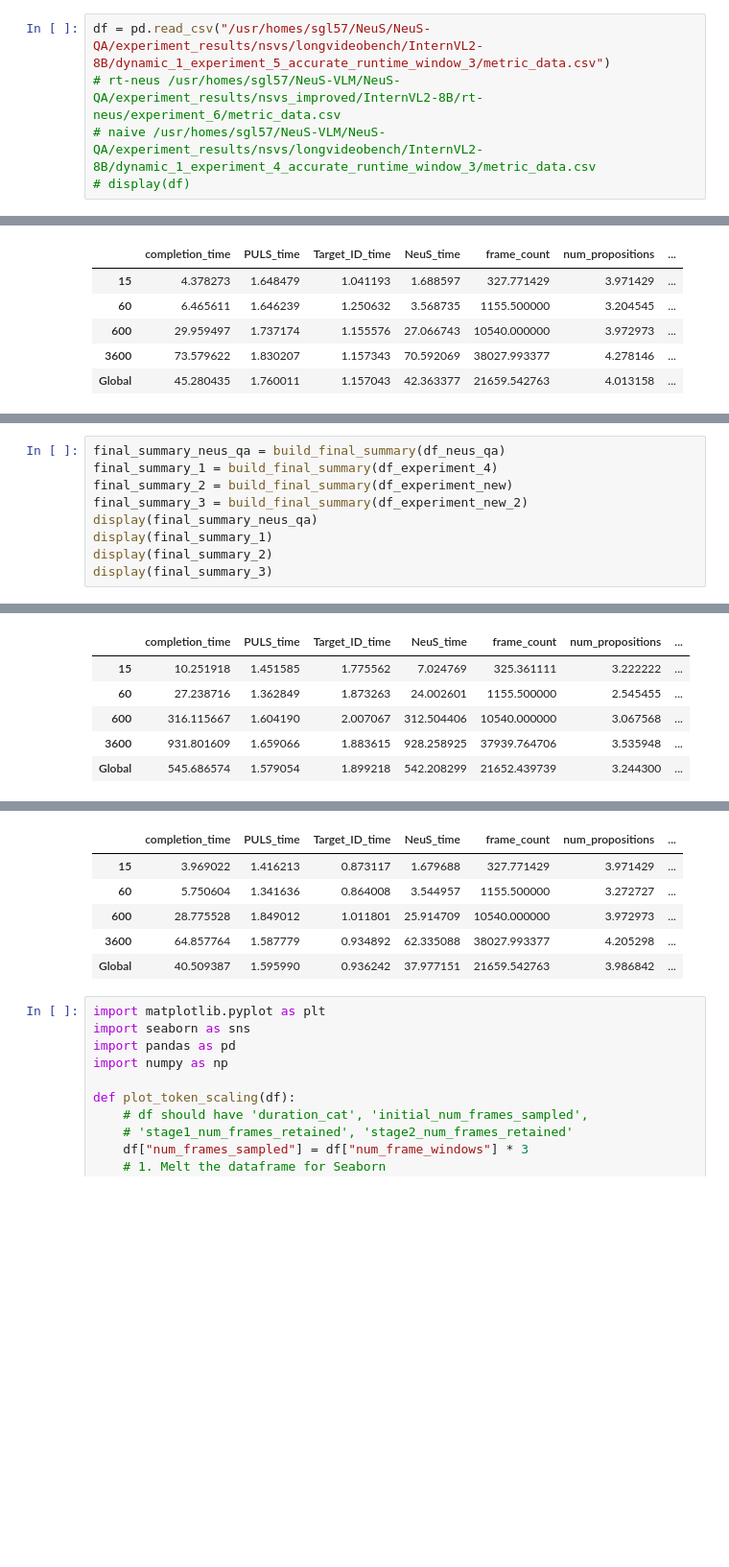
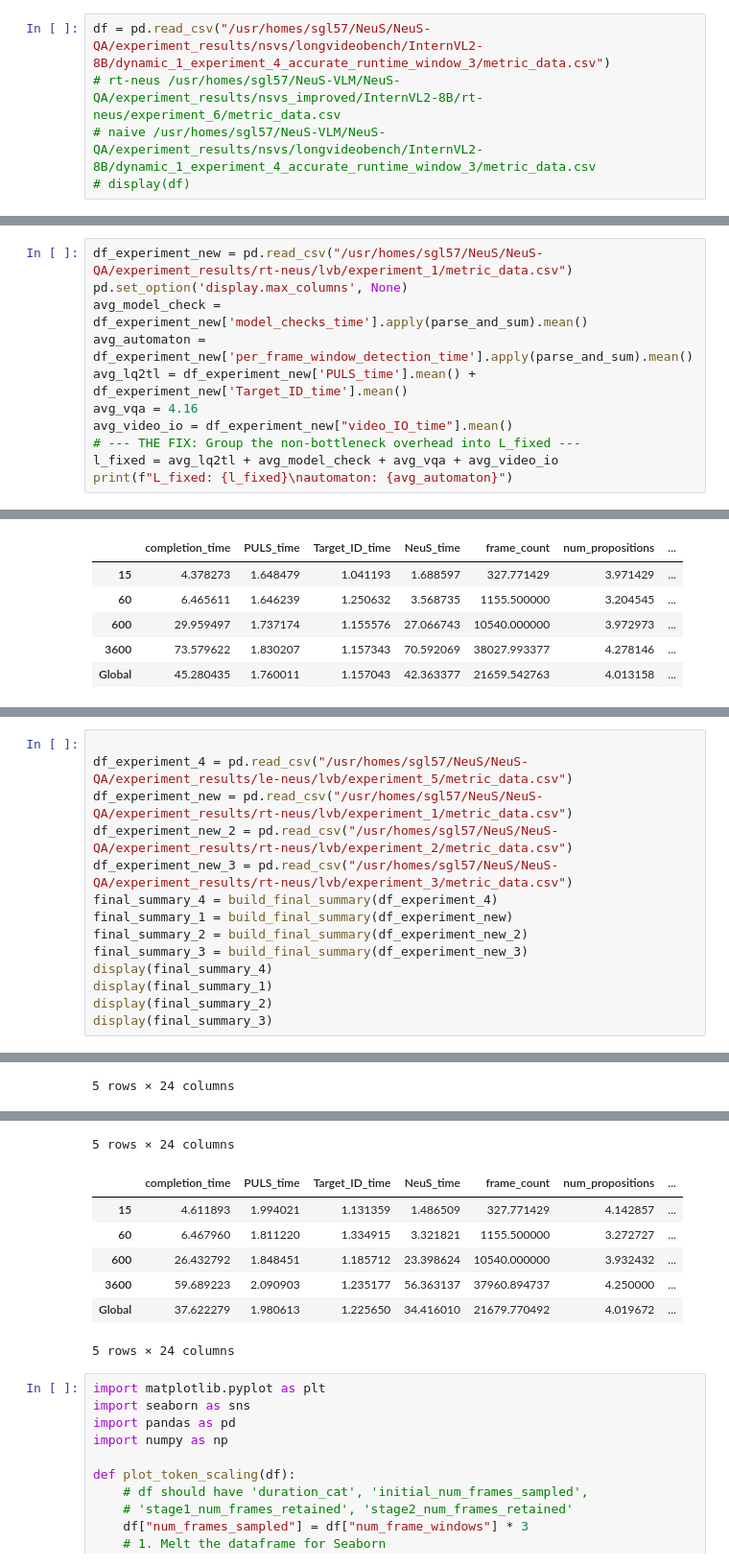
Before and after one commit to shawn-liang27/NeuS-QA, a Jupyter notebook: scripts/process_data.ipynb, the cells around one changed output, grey strips where cells are left out. Shown at 96% size. Saved outputs shown, nothing was run; the diff lists cells and outputs as text; blank space fills up the shorter version.

```diff
--- a/scripts/process_data.ipynb
+++ b/scripts/process_data.ipynb
@@ -4,5 +69,5 @@ import ast
 # %%
-df = pd.read_csv("/usr/homes/sgl57/NeuS/NeuS-QA/experiment_results/nsvs/longvideobench/InternVL2-8B/dynamic_1_experiment_5_accurate_runtime_window_3/metric_data.csv")
+df = pd.read_csv("/usr/homes/sgl57/NeuS/NeuS-QA/experiment_results/nsvs/longvideobench/InternVL2-8B/dynamic_1_experiment_4_accurate_runtime_window_3/metric_data.csv")
 # rt-neus /usr/homes/sgl57/NeuS-VLM/NeuS-QA/experiment_results/nsvs_improved/InternVL2-8B/rt-neus/experiment_6/metric_data.csv
 # naive /usr/homes/sgl57/NeuS-VLM/NeuS-QA/experiment_results/nsvs/longvideobench/InternVL2-8B/dynamic_1_experiment_4_accurate_runtime_window_3/metric_data.csv
 # display(df)
@@ -41,0 +338,11 @@ memory usage: 69.7+ KB
+# %%
+df_experiment_new = pd.read_csv("/usr/homes/sgl57/NeuS/NeuS-QA/experiment_results/rt-neus/lvb/experiment_1/metric_data.csv")
+pd.set_option('display.max_columns', None)
+avg_model_check = df_experiment_new['model_checks_time'].apply(parse_and_sum).mean()
+avg_automaton = df_experiment_new['per_frame_window_detection_time'].apply(parse_and_sum).mean()
+avg_lq2tl = df_experiment_new['PULS_time'].mean() + df_experiment_new['Target_ID_time'].mean()
+avg_vqa = 4.16
+avg_video_io = df_experiment_new["video_IO_time"].mean()
+# --- THE FIX: Group the non-bottleneck overhead into L_fixed ---
+l_fixed = avg_lq2tl + avg_model_check + avg_vqa + avg_video_io
+print(f"L_fixed: {l_fixed}\nautomaton: {avg_automaton}")
@@ -209,9 +523,14 @@ display(final_summary_ablation)
 # %%
-final_summary_neus_qa = build_final_summary(df_neus_qa)
-final_summary_1 = build_final_summary(df_experiment_4)
-final_summary_2 = build_final_summary(df_experiment_new)
-final_summary_3 = build_final_summary(df_experiment_new_2)
-display(final_summary_neus_qa)
+
+df_experiment_4 = pd.read_csv("/usr/homes/sgl57/NeuS/NeuS-QA/experiment_results/le-neus/lvb/experiment_5/metric_data.csv")
+df_experiment_new = pd.read_csv("/usr/homes/sgl57/NeuS/NeuS-QA/experiment_results/rt-neus/lvb/experiment_1/metric_data.csv")
+df_experiment_new_2 = pd.read_csv("/usr/homes/sgl57/NeuS/NeuS-QA/experiment_results/rt-neus/lvb/experiment_2/metric_data.csv")
+df_experiment_new_3 = pd.read_csv("/usr/homes/sgl57/NeuS/NeuS-QA/experiment_results/rt-neus/lvb/experiment_3/metric_data.csv")
+final_summary_4 = build_final_summary(df_experiment_4)
+final_summary_1 = build_final_summary(df_experiment_new)
+final_summary_2 = build_final_summary(df_experiment_new_2)
+final_summary_3 = build_final_summary(df_experiment_new_3)
+display(final_summary_4)
 display(final_summary_1)
 display(final_summary_2)
 display(final_summary_3)
@@ -221,7 +545 @@ FOI: [0, 0]
-|  | completion_time | PULS_time | Target_ID_time | NeuS_time | frame_count | num_propositions | ... |
-| 15 | 10.251918 | 1.451585 | 1.775562 | 7.024769 | 325.361111 | 3.222222 | ... |
-| 60 | 27.238716 | 1.362849 | 1.873263 | 24.002601 | 1155.500000 | 2.545455 | ... |
-| 600 | 316.115667 | 1.604190 | 2.007067 | 312.504406 | 10540.000000 | 3.067568 | ... |
-| 3600 | 931.801609 | 1.659066 | 1.883615 | 928.258925 | 37939.764706 | 3.535948 | ... |
-| Global | 545.686574 | 1.579054 | 1.899218 | 542.208299 | 21652.439739 | 3.244300 | ... |
 |  | completion_time | PULS_time | Target_ID_time | NeuS_time | frame_count | num_propositions | ... |
@@ -233 +551,2 @@ FOI: [0, 0]
+5 rows × 24 columns
 |  | completion_time | PULS_time | Target_ID_time | NeuS_time | frame_count | num_propositions | ... |
@@ -239,9 +558,11 @@ FOI: [0, 0]
+5 rows × 24 columns
 |  | completion_time | PULS_time | Target_ID_time | NeuS_time | frame_count | num_propositions | ... |
-| 15 | 3.969022 | 1.416213 | 0.873117 | 1.679688 | 327.771429 | 3.971429 | ... |
-| 60 | 5.750604 | 1.341636 | 0.864008 | 3.544957 | 1155.500000 | 3.272727 | ... |
-| 600 | 28.775528 | 1.849012 | 1.011801 | 25.914709 | 10540.000000 | 3.972973 | ... |
-| 3600 | 64.857764 | 1.587779 | 0.934892 | 62.335088 | 38027.993377 | 4.205298 | ... |
-| Global | 40.509387 | 1.595990 | 0.936242 | 37.977151 | 21659.542763 | 3.986842 | ... |
+| 15 | 4.611893 | 1.994021 | 1.131359 | 1.486509 | 327.771429 | 4.142857 | ... |
+| 60 | 6.467960 | 1.811220 | 1.334915 | 3.321821 | 1155.500000 | 3.272727 | ... |
+| 600 | 26.432792 | 1.848451 | 1.185712 | 23.398624 | 10540.000000 | 3.932432 | ... |
+| 3600 | 59.689223 | 2.090903 | 1.235177 | 56.363137 | 37960.894737 | 4.250000 | ... |
+| Global | 37.622279 | 1.980613 | 1.225650 | 34.416010 | 21679.770492 | 4.019672 | ... |
+5 rows × 24 columns
 # %%
 import matplotlib.pyplot as plt
 import seaborn as sns
```
Also changed, not shown: parts of 8 cells of this notebook, 1 other file.
